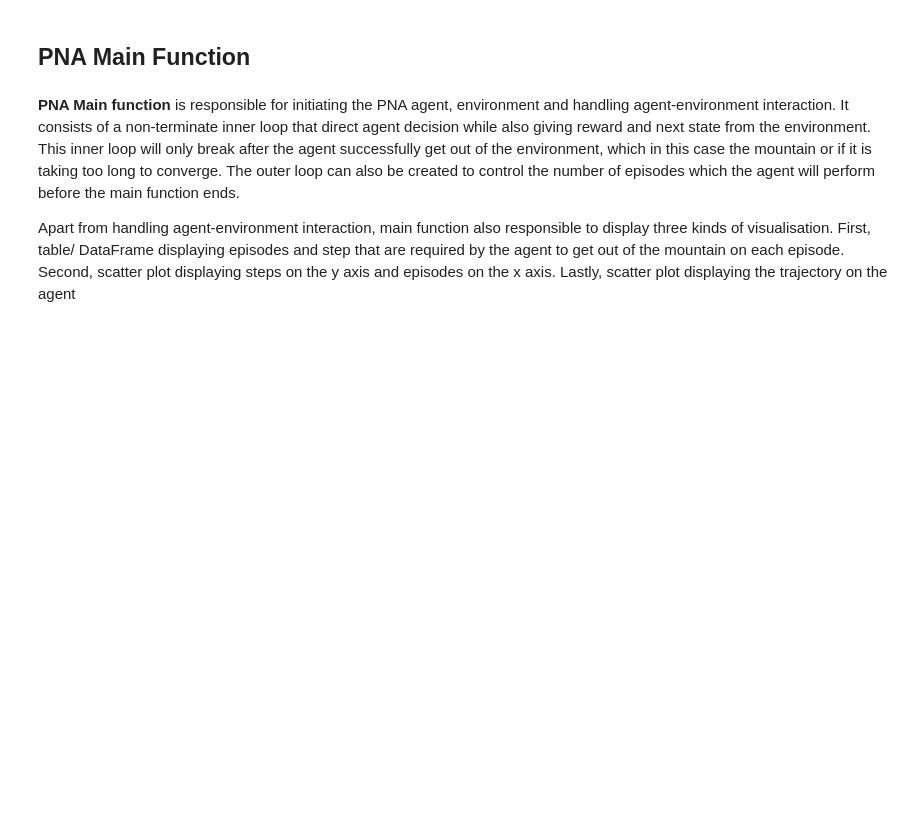
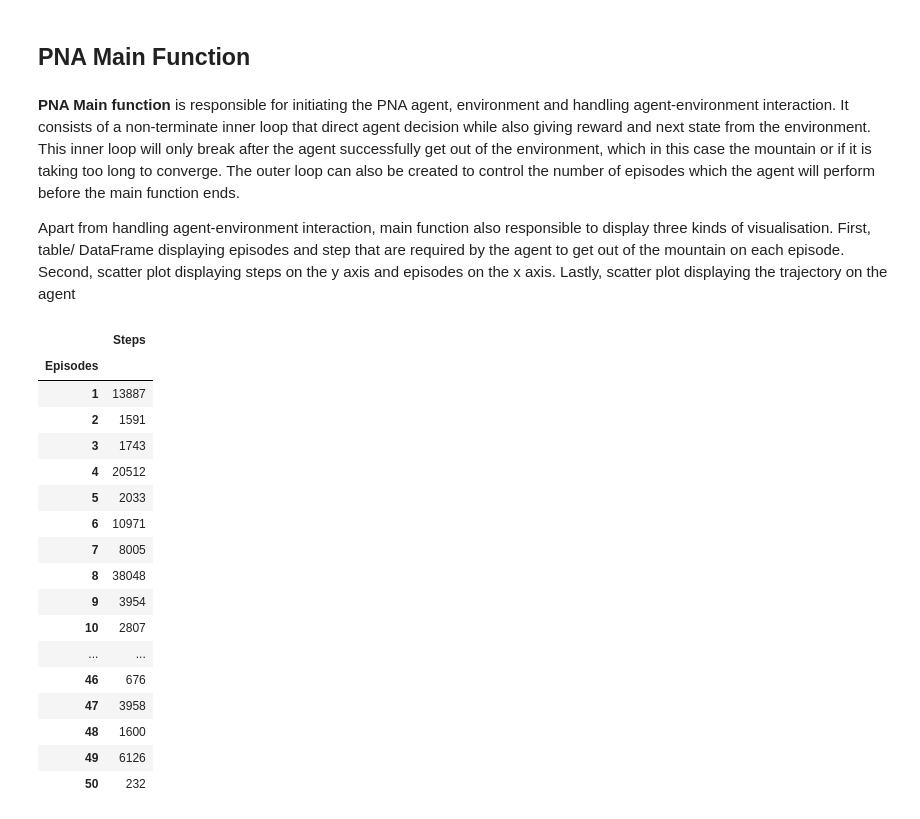
Before and after one commit to maleakhiw/Pessimistic-Neighbourhood-Aggregation-for-States-in-Reinforcement-Learning, a Jupyter notebook: PNA.ipynb, the cells around one changed output. Drawn from its saved outputs; the diff is of its cells as text; code cells hidden in the pictures; blank space fills up the shorter version.

```diff
--- a/PNA.ipynb
+++ b/PNA.ipynb
@@ -718,6 +720,9 @@ mountain_car_environment = MountainCarEnvironment(agent)
 # Used for graphing purposes
 count_step = [] # counter for how many step in each episodes
 trajectories = []
+k_left = []
+k_neutral = []
+k_right = []
 # %%
 # Iterate the process, train the agent (training_iteration episodes)
 training_iteration = N_EPISODES
@@ -725,33 +730,55 @@ for i in range(training_iteration):
     step = 0
     alpha = alphas[i]
     mountain_car_environment.reset()
     while (True):
         action = agent.selectAction()
         next_state = mountain_car_environment.nextState(action)
 
         # Change agent current state and getting reward
         agent.state = next_state
         trajectories.append(next_state[1])
         immediate_reward = mountain_car_environment.calculateReward()
 
         # Used for graphing
         step += 1
+        k_left.append(agent.k_history[0])
+        k_neutral.append(agent.k_history[1])
+        k_right.append(agent.k_history[2])
 
         # Test for successful learning
         if (immediate_reward == MountainCarEnvironment.REWARD_TERMINAL):
             agent.TDUpdate(immediate_reward, alpha)
             count_step.append(step)
 
             clear_output(wait=True) # clear previous output
             # Create table
             d = {"Steps": count_step}
             episode_table = pd.DataFrame(data=d, index=np.arange(1, len(count_step)+1))
             episode_table.index.names = ['Episodes']
             display(episode_table)
             break
 
         # Update using Q Learning and kNN
         agent.TDUpdate(immediate_reward, alpha)
+# %% [output]
+|  | Steps |
+| Episodes |  |
+| 1 | 13887 |
+| 2 | 1591 |
+| 3 | 1743 |
+| 4 | 20512 |
+| 5 | 2033 |
+| 6 | 10971 |
+| 7 | 8005 |
+| 8 | 38048 |
+| 9 | 3954 |
+| 10 | 2807 |
+| ... | ... |
+| 46 | 676 |
+| 47 | 3958 |
+| 48 | 1600 |
+| 49 | 6126 |
+| 50 | 232 |
 # %%
 # Create graph for step vs episodes
 y = count_step
```
Also changed, not shown: parts of 2 cells of this notebook.
